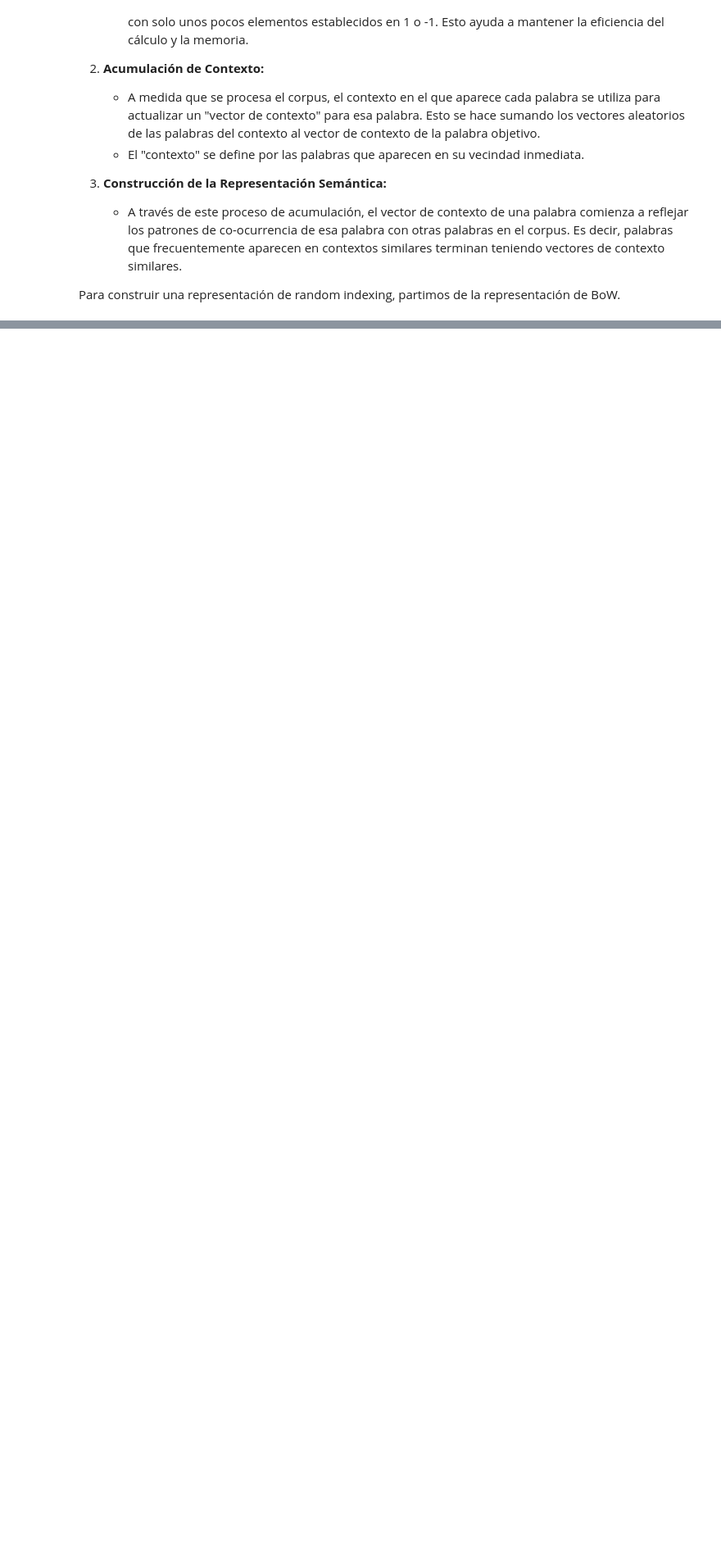
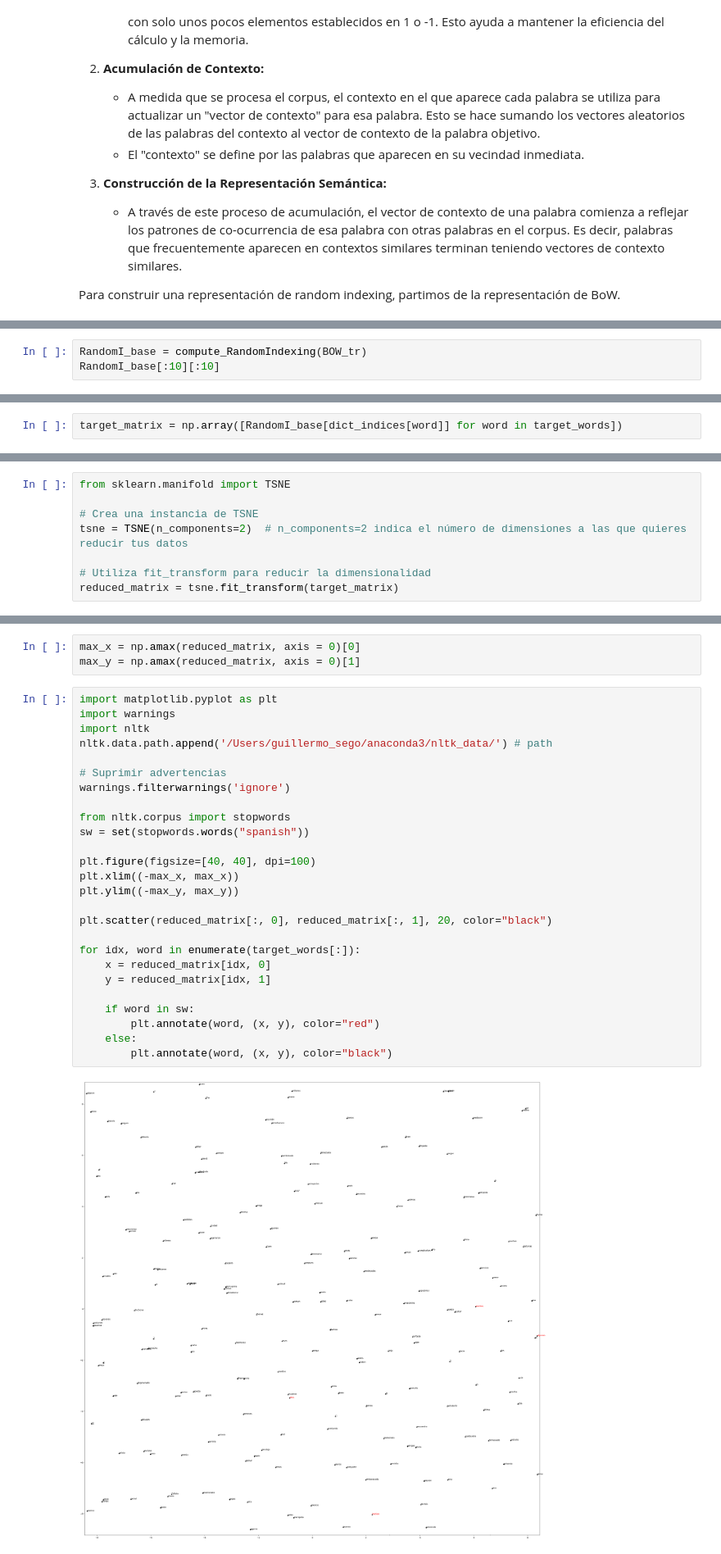
Before and after one commit to GuillermoSego/Natural-Language-Processing, a Jupyter notebook: Tareas/Segura_Guillermo_Tarea3.ipynb, the cells around one changed output, grey strips where cells are left out. Shown at 82% size. Drawn from its saved outputs; the diff is of its cells as text; blank space fills up the shorter version.

```diff
--- a/Tareas/Segura_Guillermo_Tarea3.ipynb
+++ b/Tareas/Segura_Guillermo_Tarea3.ipynb
@@ -361,0 +409,3 @@ Para construir una representación de random indexing, partimos de la representa
+# %%
+RandomI_base = compute_RandomIndexing(BOW_tr)
+RandomI_base[:10][:10]
@@ -361,0 +426,2 @@ Para construir una representación de random indexing, partimos de la representa
+# %%
+target_matrix = np.array([RandomI_base[dict_indices[word]] for word in target_words])
@@ -361,0 +432,8 @@ Para construir una representación de random indexing, partimos de la representa
+# %%
+from sklearn.manifold import TSNE
+
+# Crea una instancia de TSNE
+tsne = TSNE(n_components=2)  # n_components=2 indica el número de dimensiones a las que quieres reducir tus datos
+
+# Utiliza fit_transform para reducir la dimensionalidad
+reduced_matrix = tsne.fit_transform(target_matrix)
@@ -361,0 +444,31 @@ Para construir una representación de random indexing, partimos de la representa
+# %%
+max_x = np.amax(reduced_matrix, axis = 0)[0]
+max_y = np.amax(reduced_matrix, axis = 0)[1]
+# %%
+import matplotlib.pyplot as plt
+import warnings
+import nltk
+nltk.data.path.append('/Users/guillermo_sego/anaconda3/nltk_data/') # path
+
+# Suprimir advertencias
+warnings.filterwarnings('ignore')
+
+from nltk.corpus import stopwords
+sw = set(stopwords.words("spanish"))
+
+plt.figure(figsize=[40, 40], dpi=100)
+plt.xlim((-max_x, max_x))
+plt.ylim((-max_y, max_y))
+
+plt.scatter(reduced_matrix[:, 0], reduced_matrix[:, 1], 20, color="black")
+
+for idx, word in enumerate(target_words[:]):
+    x = reduced_matrix[idx, 0]
+    y = reduced_matrix[idx, 1]
+
+    if word in sw:
+        plt.annotate(word, (x, y), color="red")
+    else:
+        plt.annotate(word, (x, y), color="black")
+# %% [output]
+[figure, added]
```
Also changed, not shown: parts of 47 cells of this notebook.
